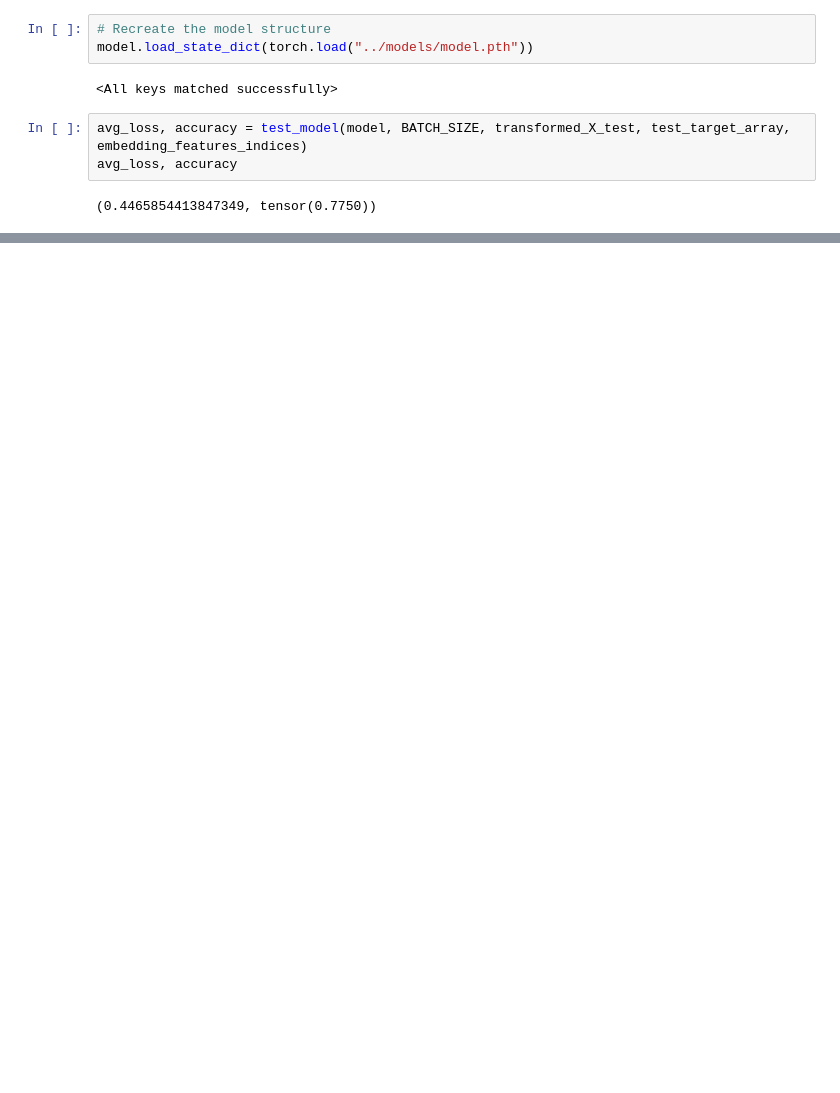
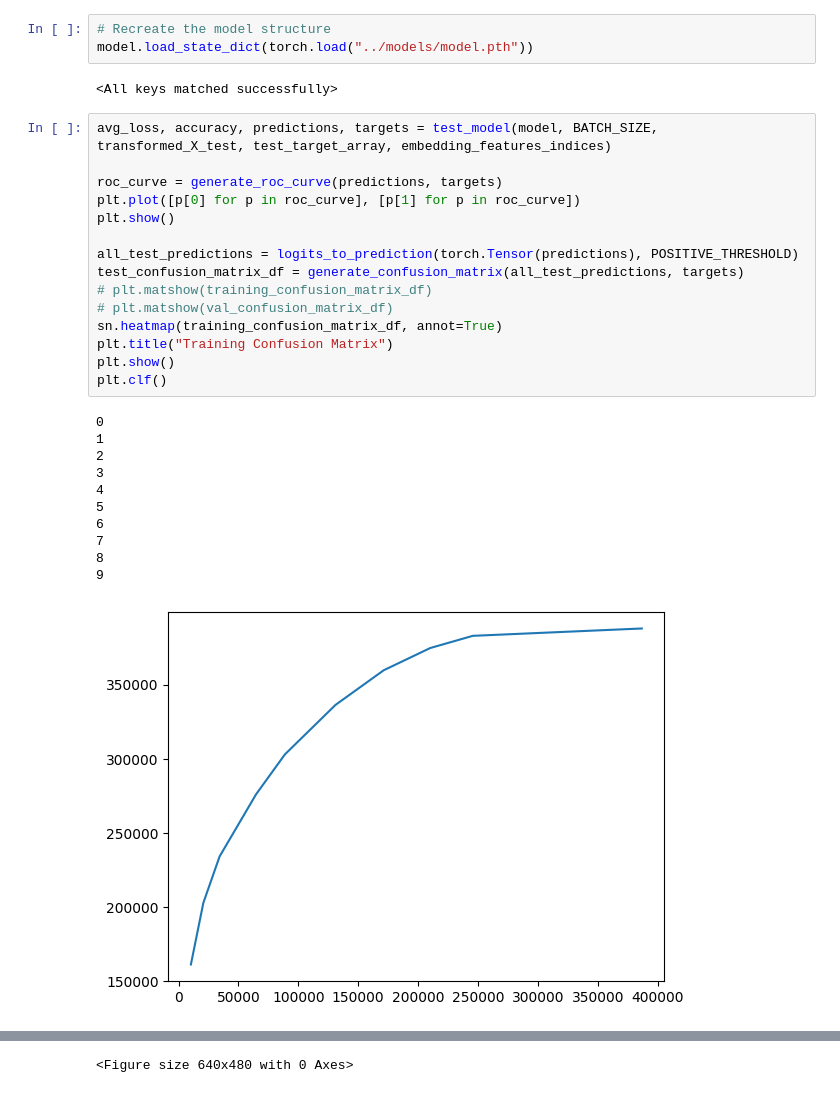
Before and after one commit to jeffbrin/gene-variation-effects-ml, a Jupyter notebook: notebooks/main.ipynb, the cells around one changed output, grey strips where cells are left out. Saved outputs shown, nothing was run; the diff lists cells and outputs as text; blank space fills up the shorter version.

```diff
--- a/notebooks/main.ipynb
+++ b/notebooks/main.ipynb
@@ -212,7 +213,29 @@ model.load_state_dict(torch.load("../models/model.pth"))
 # %% [output]
 <All keys matched successfully>
 # %%
-avg_loss, accuracy = test_model(model, BATCH_SIZE, transformed_X_test, test_target_array, embedding_features_indices)
-avg_loss, accuracy
+avg_loss, accuracy, predictions, targets = test_model(model, BATCH_SIZE, transformed_X_test, test_target_array, embedding_features_indices)
+
+roc_curve = generate_roc_curve(predictions, targets)
+plt.plot([p[0] for p in roc_curve], [p[1] for p in roc_curve])
+plt.show()
+
+all_test_predictions = logits_to_prediction(torch.Tensor(predictions), POSITIVE_THRESHOLD)
+test_confusion_matrix_df = generate_confusion_matrix(all_test_predictions, targets)
+# plt.matshow(training_confusion_matrix_df)
+# plt.matshow(val_confusion_matrix_df)
+sn.heatmap(training_confusion_matrix_df, annot=True)
+plt.title("Training Confusion Matrix")
+plt.show()
+plt.clf()
 # %% [output]
-(0.4465854413847349, tensor(0.7750))
+0
+1
+2
+3
+4
+5
+6
+7
+8
+9
+[figure, added]
@@ -218,0 +243 @@ avg_loss, accuracy
+<Figure size 640x480 with 0 Axes>
```
Also changed, not shown: parts of 5 cells of this notebook, 2 other files.
